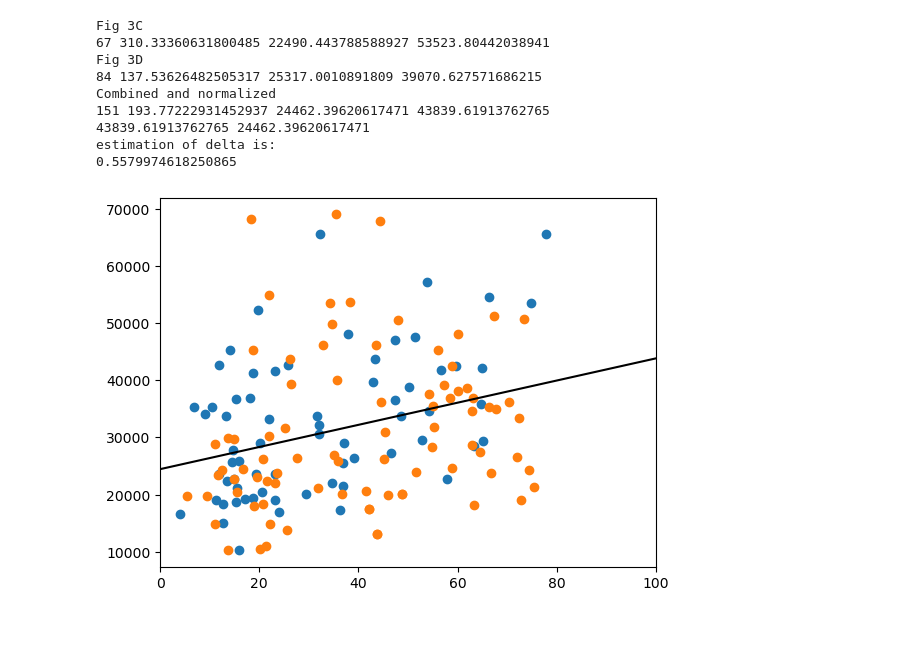
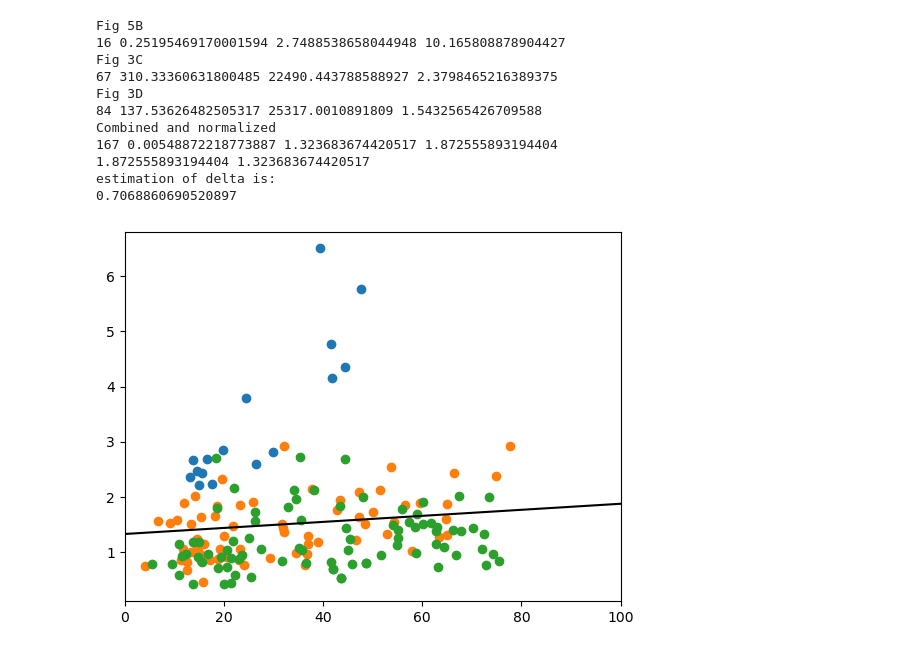
Before and after one commit to dkornai/SSD-in-Neurons, a Jupyter notebook: delta_estimation.ipynb, the cells around one changed output. Drawn from its saved outputs; the diff is of its cells as text; code cells hidden in the pictures.

```diff
--- a/delta_estimation.ipynb
+++ b/delta_estimation.ipynb
@@ -14,61 +14,63 @@ y3 = [19853.58711566618, 19736.456808199124, 23484.62664714495, 24245.9736456808
 # %%
-# print('Fig 5B')
-# X1 = np.array(x1)
-# Y1 = np.array(y1)
-# slope1, intercept1 = np.polyfit(X1, Y1, 1)
-# regression_line1 = slope1 * np.linspace(0, 100, 100) + intercept1
-# Y1 /= intercept1
-# regression_line1 /= intercept1
-# plt.scatter(X1, Y1)
-# #plt.plot(np.linspace(0, 100, 100), regression_line1, label='Regression Line')
-# print(len(X1), slope1, intercept1, regression_line1[-1])
+print('Fig 5B')
+X1 = np.array(x1)
+Y1 = np.array(y1)
+slope1, intercept1 = np.polyfit(X1, Y1, 1)
+regression_line1 = slope1 * np.linspace(0, 100, 100) + intercept1
+Y1 /= intercept1
+regression_line1 /= intercept1
+plt.scatter(X1, Y1)
+#plt.plot(np.linspace(0, 100, 100), regression_line1, label='Regression Line')
+print(len(X1), slope1, intercept1, regression_line1[-1])
 
 print('Fig 3C')
 X2 = np.array(x2)
 Y2 = np.array(y2)
 slope2, intercept2 = np.polyfit(X2, Y2, 1)
 regression_line2 = slope2 * np.linspace(0, 100, 100) + intercept2
-#Y2 /= intercept2
-#regression_line2 /= intercept2
+Y2 /= intercept2
+regression_line2 /= intercept2
 plt.scatter(X2, Y2)
 #plt.plot(np.linspace(0, 100, 100), regression_line2, label='Regression Line')
 print(len(X2), slope2, intercept2, regression_line2[-1])
 
 print('Fig 3D')
 X3 = np.array(x3)
 Y3 = np.array(y3)
 slope3, intercept3 = np.polyfit(X3, Y3, 1)
 regression_line3 = slope3 * np.linspace(0, 100, 100) + intercept3
-#Y3 /= intercept3
-#regression_line3 /= intercept3
+Y3 /= intercept3
+regression_line3 /= intercept3
 plt.scatter(X3, Y3)
 #plt.plot(np.linspace(0, 100, 100), regression_line3, label='Regression Line')
 print(len(X3), slope3, intercept3, regression_line3[-1])
 
 print('Combined and normalized')
-X = np.concatenate((X2, X3))
-Y = np.concatenate((Y2, Y3))
-# X = np.concatenate((X1, X2, X3))
-# Y = np.concatenate((Y1, Y2, Y3))
+# X = np.concatenate((X2, X3))
+# Y = np.concatenate((Y2, Y3))
+X = np.concatenate((X1, X2, X3))
+Y = np.concatenate((Y1, Y2, Y3))
 slope, intercept = np.polyfit(X, Y, 1)
 regression_line = slope * np.linspace(0, 100, 100) + intercept
 
 plt.plot(np.linspace(0, 100, 100), regression_line, color = 'k', label='Regression Line')
 print(len(X), slope, intercept, regression_line[-1])
 print(regression_line[-1], regression_line[0])
 print('estimation of delta is:')
 print(regression_line[0]/regression_line[-1])
 
 plt.xlim(0, 100)
 plt.show()
 # %% [output]
+Fig 5B
+16 0.25195469170001594 2.7488538658044948 10.165808878904427
 Fig 3C
-67 310.33360631800485 22490.443788588927 53523.80442038941
+67 310.33360631800485 22490.443788588927 2.3798465216389375
 Fig 3D
-84 137.53626482505317 25317.0010891809 39070.627571686215
+84 137.53626482505317 25317.0010891809 1.5432565426709588
 Combined and normalized
-151 193.77222931452937 24462.39620617471 43839.61913762765
-43839.61913762765 24462.39620617471
+167 0.00548872218773887 1.323683674420517 1.872555893194404
+1.872555893194404 1.323683674420517
 estimation of delta is:
-0.5579974618250865
+0.7068860690520897
-[figure, old version]
+[figure, new version]
```
Also changed, not shown: 5 other files.
